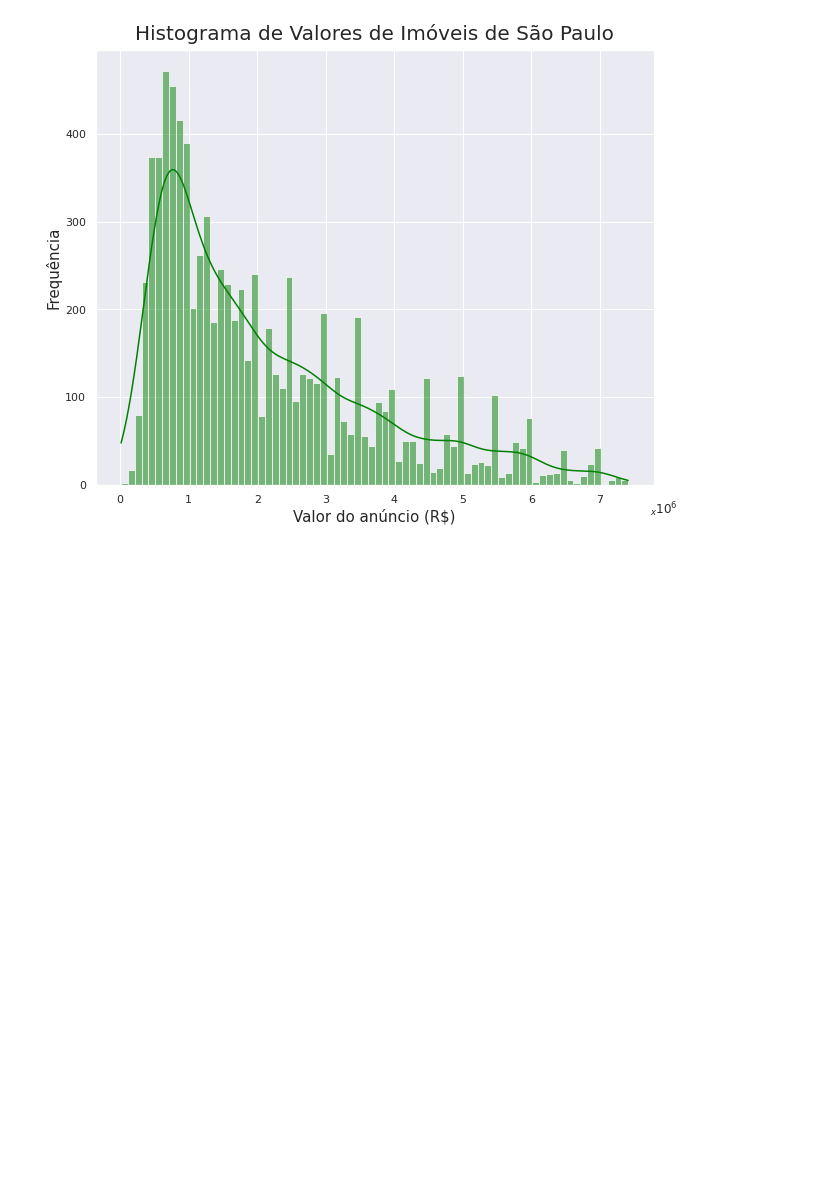
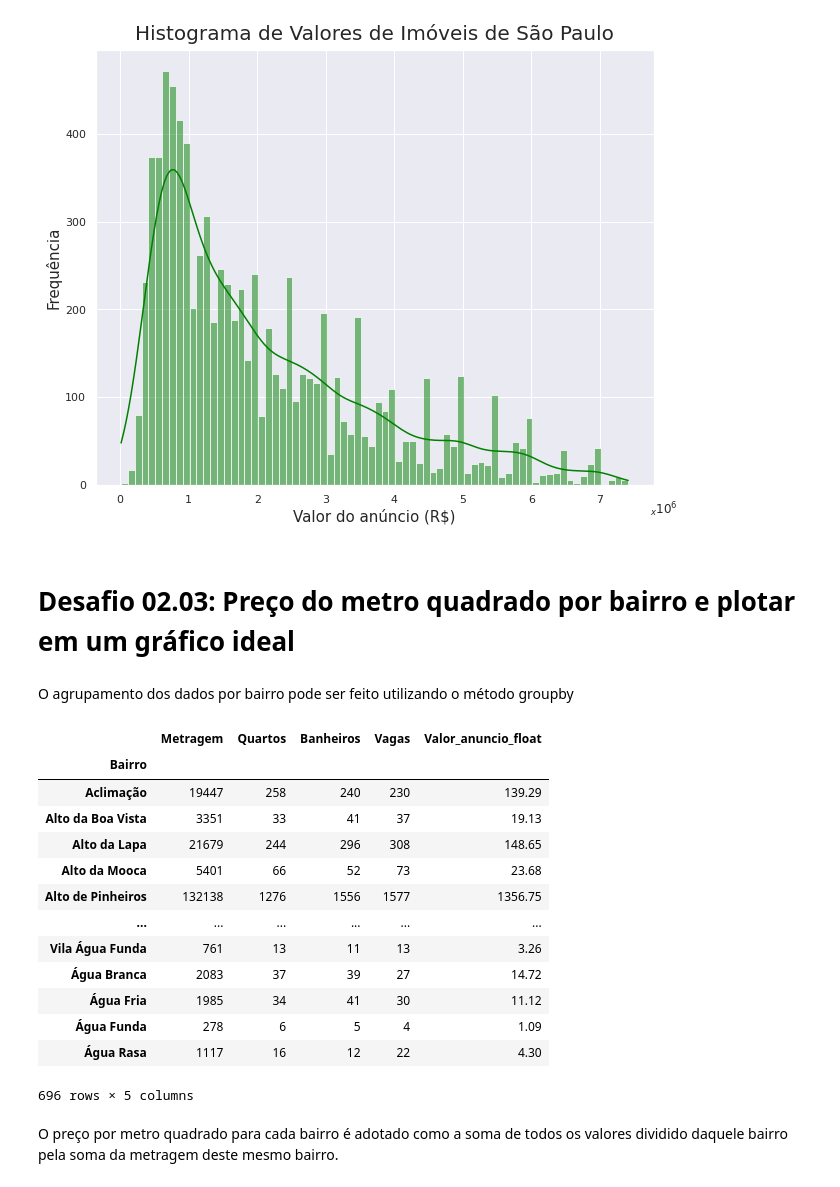
Before and after one commit to yorinori/imersao_dados4_Alura, a Jupyter notebook: Aula02_Imersao_dados_04.ipynb, the cells around one changed output. Cells and saved outputs as stored; diff of their text form; code cells hidden in the pictures; blank space fills up the shorter version.

Commit message:
Desafio 02.03

```diff
--- a/Aula02_Imersao_dados_04.ipynb
+++ b/Aula02_Imersao_dados_04.ipynb
@@ -475,3 +475,27 @@ ax.annotate(r'$_{x}10^6$', xy=(0.92, 0.05), xycoords='figure fraction')
 plt.show()
 # %% [output]
 [figure]
+# %% [markdown]
+# Desafio 02.03: Preço do metro quadrado por bairro e plotar em um gráfico ideal
+# %% [markdown]
+O agrupamento dos dados por bairro pode ser feito utilizando o método groupby
+# %%
+agrupado = dados_vendas_tratamento1.groupby("Bairro")
+agrupado.sum()
+# %% [output]
+|  | Metragem | Quartos | Banheiros | Vagas | Valor_anuncio_float |
+| Bairro |  |  |  |  |  |
+| Aclimação | 19447 | 258 | 240 | 230 | 139.29 |
+| Alto da Boa Vista | 3351 | 33 | 41 | 37 | 19.13 |
+| Alto da Lapa | 21679 | 244 | 296 | 308 | 148.65 |
+| Alto da Mooca | 5401 | 66 | 52 | 73 | 23.68 |
+| Alto de Pinheiros | 132138 | 1276 | 1556 | 1577 | 1356.75 |
+| ... | ... | ... | ... | ... | ... |
+| Vila Água Funda | 761 | 13 | 11 | 13 | 3.26 |
+| Água Branca | 2083 | 37 | 39 | 27 | 14.72 |
+| Água Fria | 1985 | 34 | 41 | 30 | 11.12 |
+| Água Funda | 278 | 6 | 5 | 4 | 1.09 |
+| Água Rasa | 1117 | 16 | 12 | 22 | 4.30 |
+696 rows × 5 columns
+# %% [markdown]
+O preço por metro quadrado para cada bairro é adotado como a soma de todos os valores dividido daquele bairro pela soma da metragem deste mesmo bairro.
```
Also changed, not shown: parts of 12 cells of this notebook.
